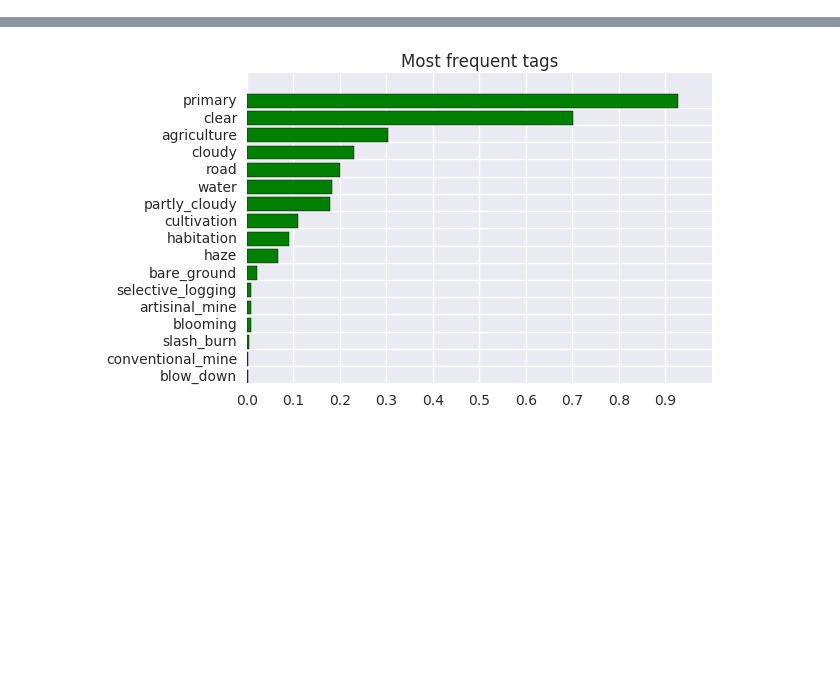
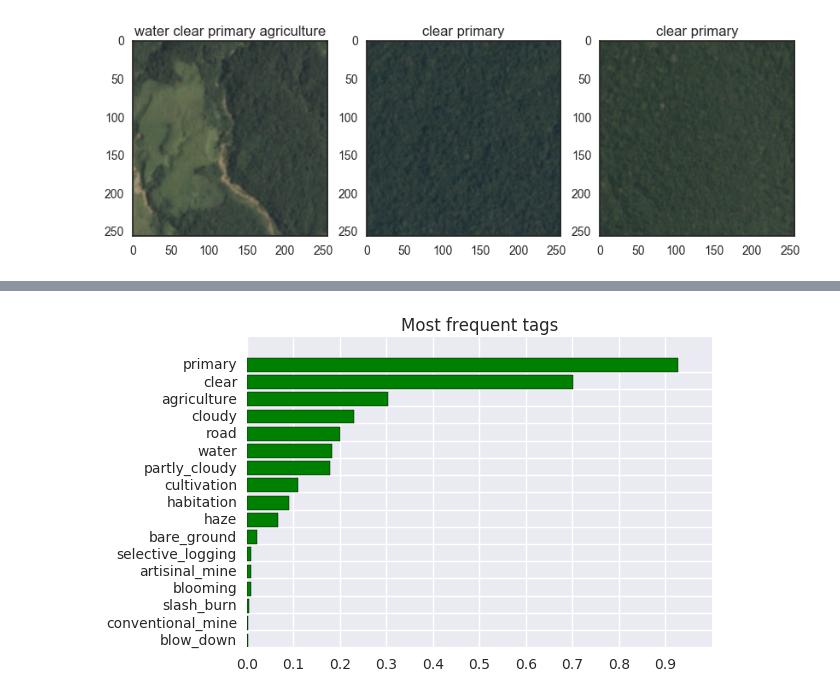
Before and after one commit to aCampello/Explore_the_Planet, a Jupyter notebook: lab/Data_Exploration.ipynb, the cells around one changed output, grey strips where cells are left out. Drawn from its saved outputs; the diff is of its cells as text; code cells hidden in the pictures; blank space fills up the shorter version.

```diff
--- a/lab/Data_Exploration.ipynb
+++ b/lab/Data_Exploration.ipynb
@@ -20,6 +20,0 @@ df=pd.read_csv(PATH+'/data/labels/train_v2.csv')
-# %%
-def show_image_and_label(i):
-    testRGB = cv2.imread(PATH+'/data/train_jpg/train_'+str(i)+'.jpg')
-    testRGB = cv2.cvtColor(testRGB,cv2.COLOR_BGR2RGB)
-    plt.title(df['tags'][i])
-    plt.imshow(testRGB)
@@ -26 +30,23 @@ def show_image_and_label(i):
+# %%
+def show_image_and_label(image):
+    if type(image)!=list:
+        testRGB = cv2.imread(PATH+'/data/train_jpg/train_'+str(image)+'.jpg')
+        testRGB = cv2.cvtColor(testRGB,cv2.COLOR_BGR2RGB)
+        plt.title(df['tags'][image])
+        plt.imshow(testRGB)
+    else:
+        l = len(image)
+        nrow=int(np.ceil(l/3))
+        [f,ax]=plt.subplots(nrow,min(3,l),figsize=(10,10))
+        for i in range(l):
+            testRGB = cv2.imread(PATH+'/data/train_jpg/train_'+str(image[i])+'.jpg')
+            testRGB = cv2.cvtColor(testRGB,cv2.COLOR_BGR2RGB)
+            ax[i].set_title(df['tags'][image[i]])
+            ax[i].imshow(testRGB)
+
+        plt.show()
+# %%
+show_image_and_label([1,2,3])
+# %% [output]
+[figure, added]
 # %%
```
Also changed, not shown: parts of 17 cells of this notebook.
